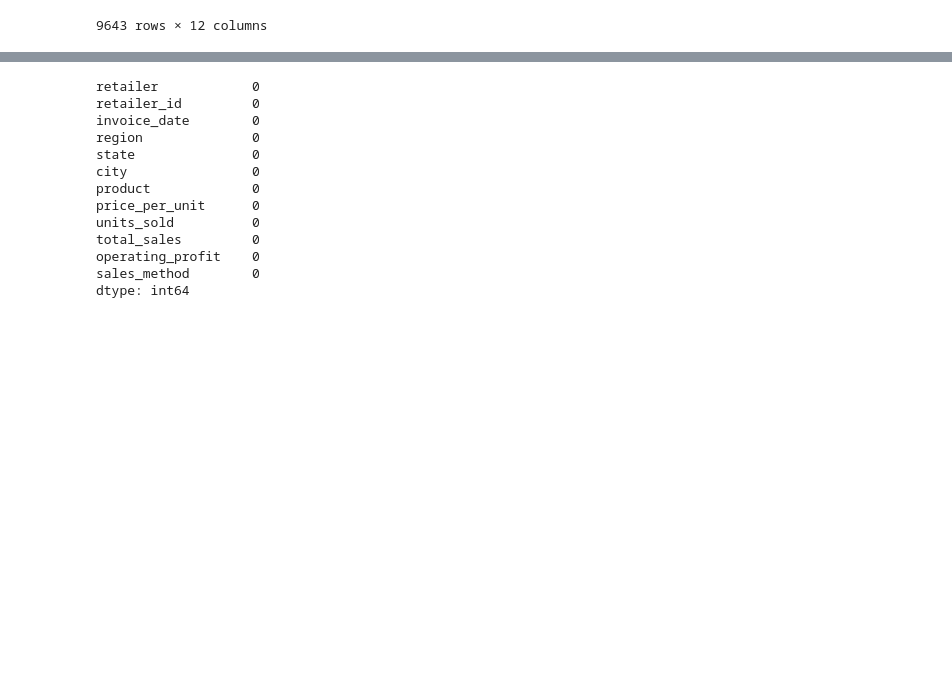
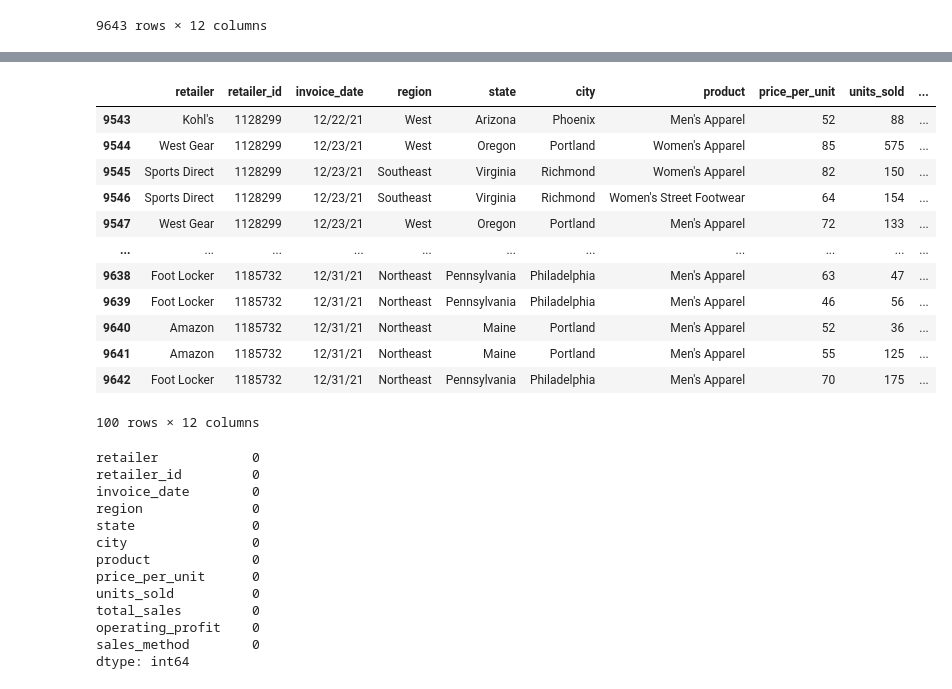
Before and after one commit to sin31415/athletic_sales_analysis, a Jupyter notebook: athletic_sales_analysis.ipynb, the cells around one changed output, grey strips where cells are left out. Drawn from its saved outputs; the diff is of its cells as text; code cells hidden in the pictures; blank space fills up the shorter version.

```diff
--- a/athletic_sales_analysis.ipynb
+++ b/athletic_sales_analysis.ipynb
@@ -102,3 +120,20 @@ df
+# %%
+#Checking if merge is right again.
+df.tail(100)
+# %% [output]
+|  | retailer | retailer_id | invoice_date | region | state | city | product | price_per_unit | units_sold | ... |
+| 9543 | Kohl's | 1128299 | 12/22/21 | West | Arizona | Phoenix | Men's Apparel | 52 | 88 | ... |
+| 9544 | West Gear | 1128299 | 12/23/21 | West | Oregon | Portland | Women's Apparel | 85 | 575 | ... |
+| 9545 | Sports Direct | 1128299 | 12/23/21 | Southeast | Virginia | Richmond | Women's Apparel | 82 | 150 | ... |
+| 9546 | Sports Direct | 1128299 | 12/23/21 | Southeast | Virginia | Richmond | Women's Street Footwear | 64 | 154 | ... |
+| 9547 | West Gear | 1128299 | 12/23/21 | West | Oregon | Portland | Men's Apparel | 72 | 133 | ... |
+| ... | ... | ... | ... | ... | ... | ... | ... | ... | ... | ... |
+| 9638 | Foot Locker | 1185732 | 12/31/21 | Northeast | Pennsylvania | Philadelphia | Men's Apparel | 63 | 47 | ... |
+| 9639 | Foot Locker | 1185732 | 12/31/21 | Northeast | Pennsylvania | Philadelphia | Men's Apparel | 46 | 56 | ... |
+| 9640 | Amazon | 1185732 | 12/31/21 | Northeast | Maine | Portland | Men's Apparel | 52 | 36 | ... |
+| 9641 | Amazon | 1185732 | 12/31/21 | Northeast | Maine | Portland | Men's Apparel | 55 | 125 | ... |
+| 9642 | Foot Locker | 1185732 | 12/31/21 | Northeast | Pennsylvania | Philadelphia | Men's Apparel | 70 | 175 | ... |
+100 rows × 12 columns
 # %%
 # Check if any values are null.
 df.isnull().sum()
```
Also changed, not shown: parts of 27 cells of this notebook.
